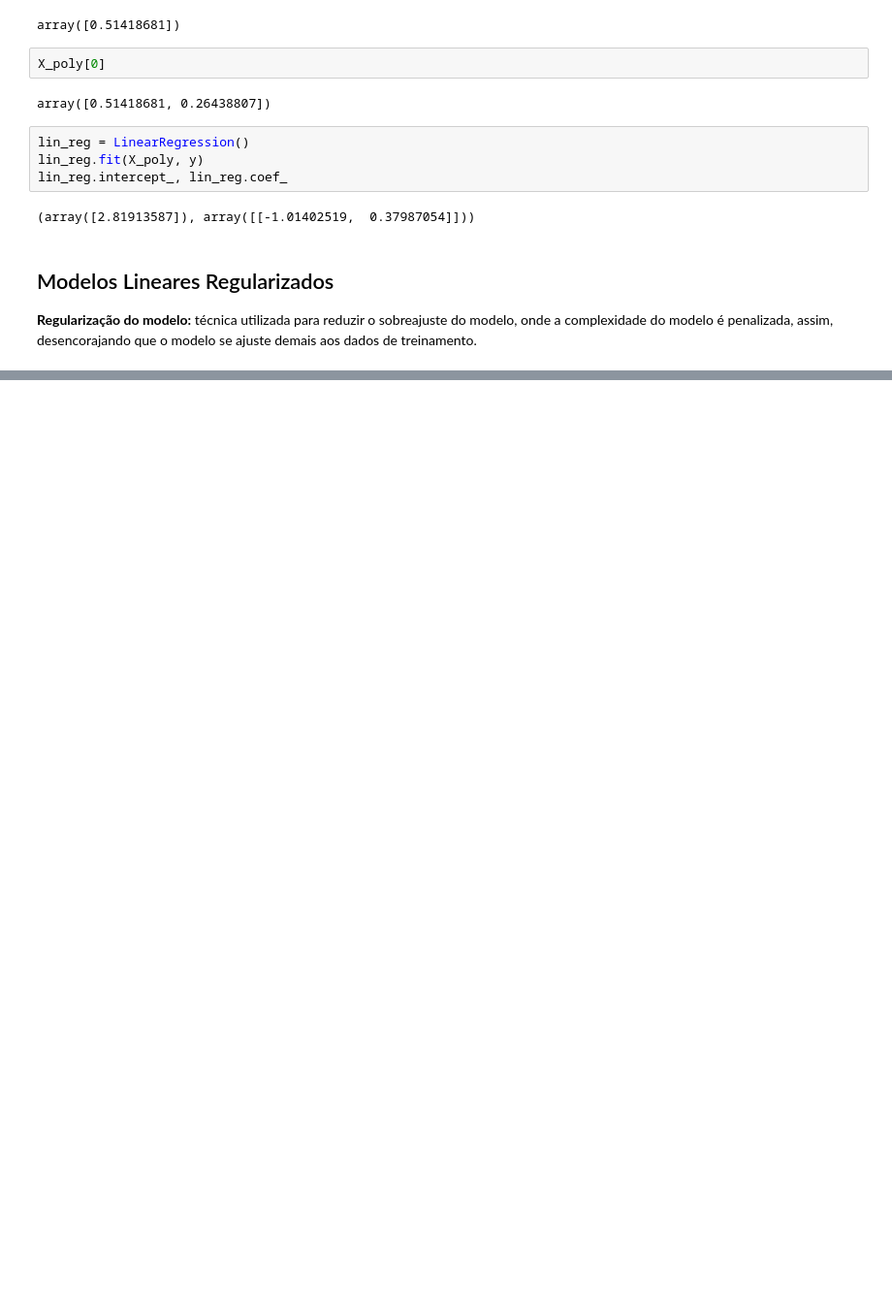
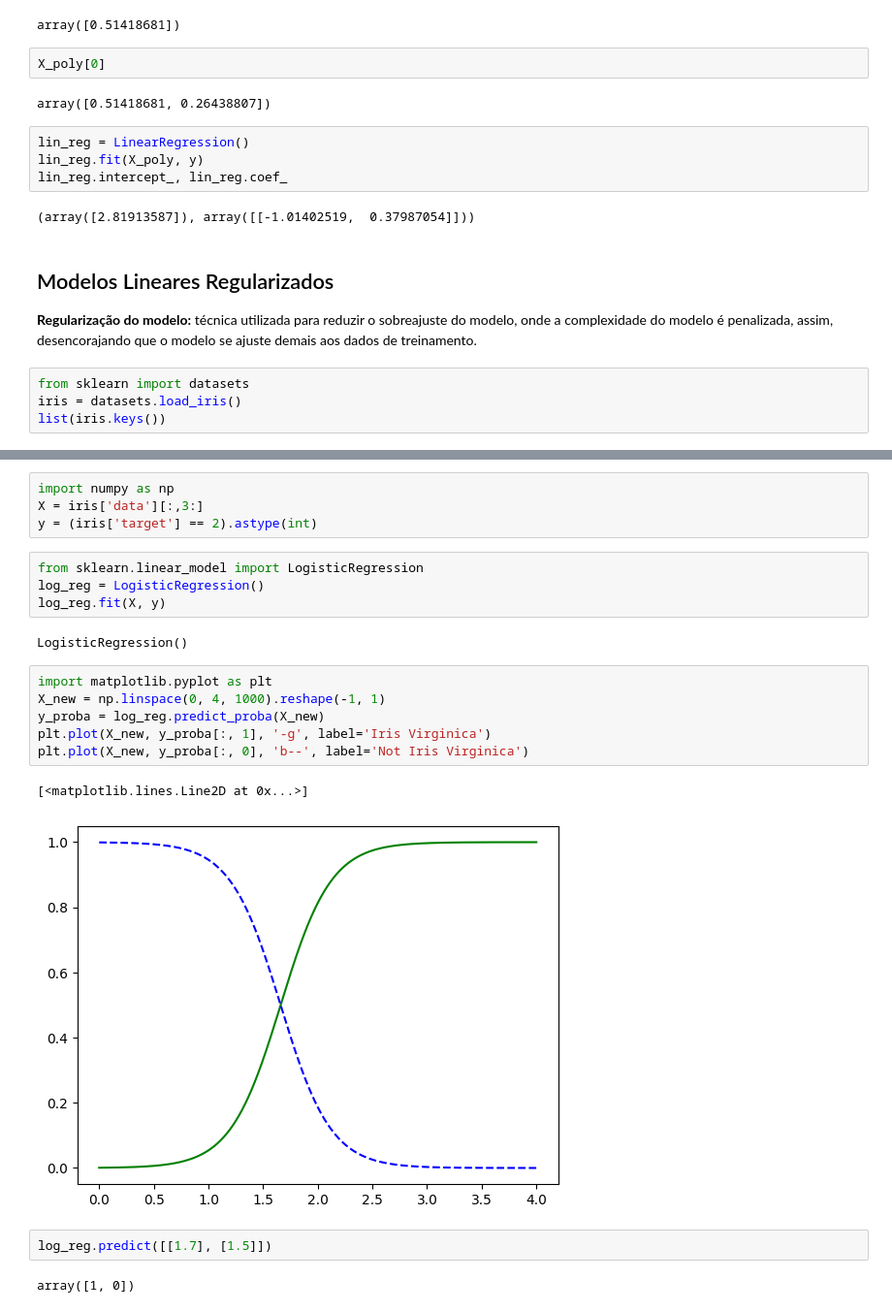
Before and after one commit to Camargo098/data-analysis-with-python, a Jupyter notebook: maos-a-obra/cap4.ipynb, the cells around one changed output, grey strips where cells are left out. Shown at 97% size. Cells and saved outputs as stored; diff of their text form; blank space fills up the shorter version.

```diff
--- a/maos-a-obra/cap4.ipynb
+++ b/maos-a-obra/cap4.ipynb
@@ -127,3 +127,7 @@ lin_reg.intercept_, lin_reg.coef_
 ## Modelos Lineares Regularizados
 
 **Regularização do modelo:** técnica utilizada para reduzir o sobreajuste do modelo, onde a complexidade do modelo é penalizada, assim, desencorajando que o modelo se ajuste demais aos dados de treinamento.
+# %%
+from sklearn import datasets
+iris = datasets.load_iris()
+list(iris.keys())
@@ -129,0 +143,23 @@ lin_reg.intercept_, lin_reg.coef_
+# %%
+import numpy as np
+X = iris['data'][:,3:]
+y = (iris['target'] == 2).astype(int)
+# %%
+from sklearn.linear_model import LogisticRegression
+log_reg = LogisticRegression()
+log_reg.fit(X, y)
+# %% [output]
+LogisticRegression()
+# %%
+import matplotlib.pyplot as plt
+X_new = np.linspace(0, 4, 1000).reshape(-1, 1)
+y_proba = log_reg.predict_proba(X_new)
+plt.plot(X_new, y_proba[:, 1], '-g', label='Iris Virginica')
+plt.plot(X_new, y_proba[:, 0], 'b--', label='Not Iris Virginica')
+# %% [output]
+[<matplotlib.lines.Line2D at 0x...>]
+[figure, added]
+# %%
+log_reg.predict([[1.7], [1.5]])
+# %% [output]
+array([1, 0])
```
Also changed, not shown: parts of 1 cell of this notebook, 1 other file.
